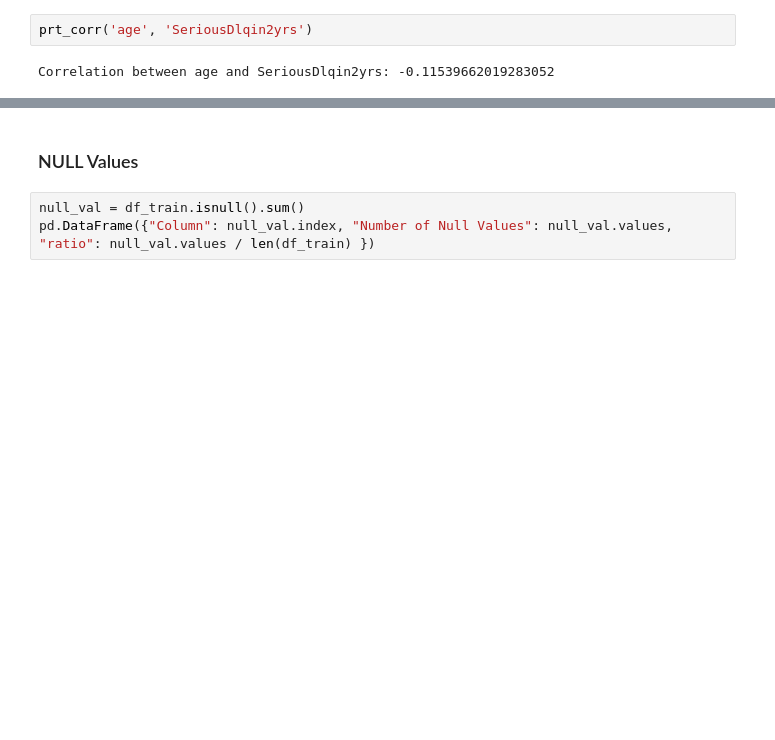
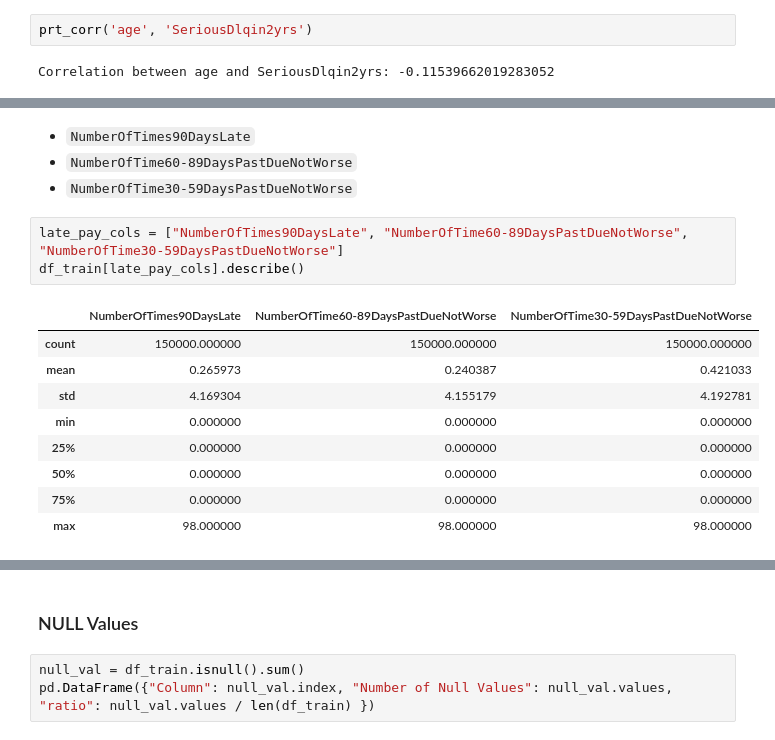
Before and after one commit to Saba-a11/Kaggle_Credit_Score, a Jupyter notebook: CreditModel.ipynb, the cells around one changed output, grey strips where cells are left out. Saved outputs shown, nothing was run; the diff lists cells and outputs as text; blank space fills up the shorter version.

```diff
--- a/CreditModel.ipynb
+++ b/CreditModel.ipynb
@@ -296,0 +340,17 @@ scatter_plot('age', 'SeriousDlqin2yrs')
+# %% [markdown]
+* `NumberOfTimes90DaysLate`
+* `NumberOfTime60-89DaysPastDueNotWorse`
+* `NumberOfTime30-59DaysPastDueNotWorse`
+# %%
+late_pay_cols = ["NumberOfTimes90DaysLate", "NumberOfTime60-89DaysPastDueNotWorse", "NumberOfTime30-59DaysPastDueNotWorse"]
+df_train[late_pay_cols].describe()
+# %% [output]
+|  | NumberOfTimes90DaysLate | NumberOfTime60-89DaysPastDueNotWorse | NumberOfTime30-59DaysPastDueNotWorse |
+| count | 150000.000000 | 150000.000000 | 150000.000000 |
+| mean | 0.265973 | 0.240387 | 0.421033 |
+| std | 4.169304 | 4.155179 | 4.192781 |
+| min | 0.000000 | 0.000000 | 0.000000 |
+| 25% | 0.000000 | 0.000000 | 0.000000 |
+| 50% | 0.000000 | 0.000000 | 0.000000 |
+| 75% | 0.000000 | 0.000000 | 0.000000 |
+| max | 98.000000 | 98.000000 | 98.000000 |
```
Also changed, not shown: parts of 6 cells of this notebook.
